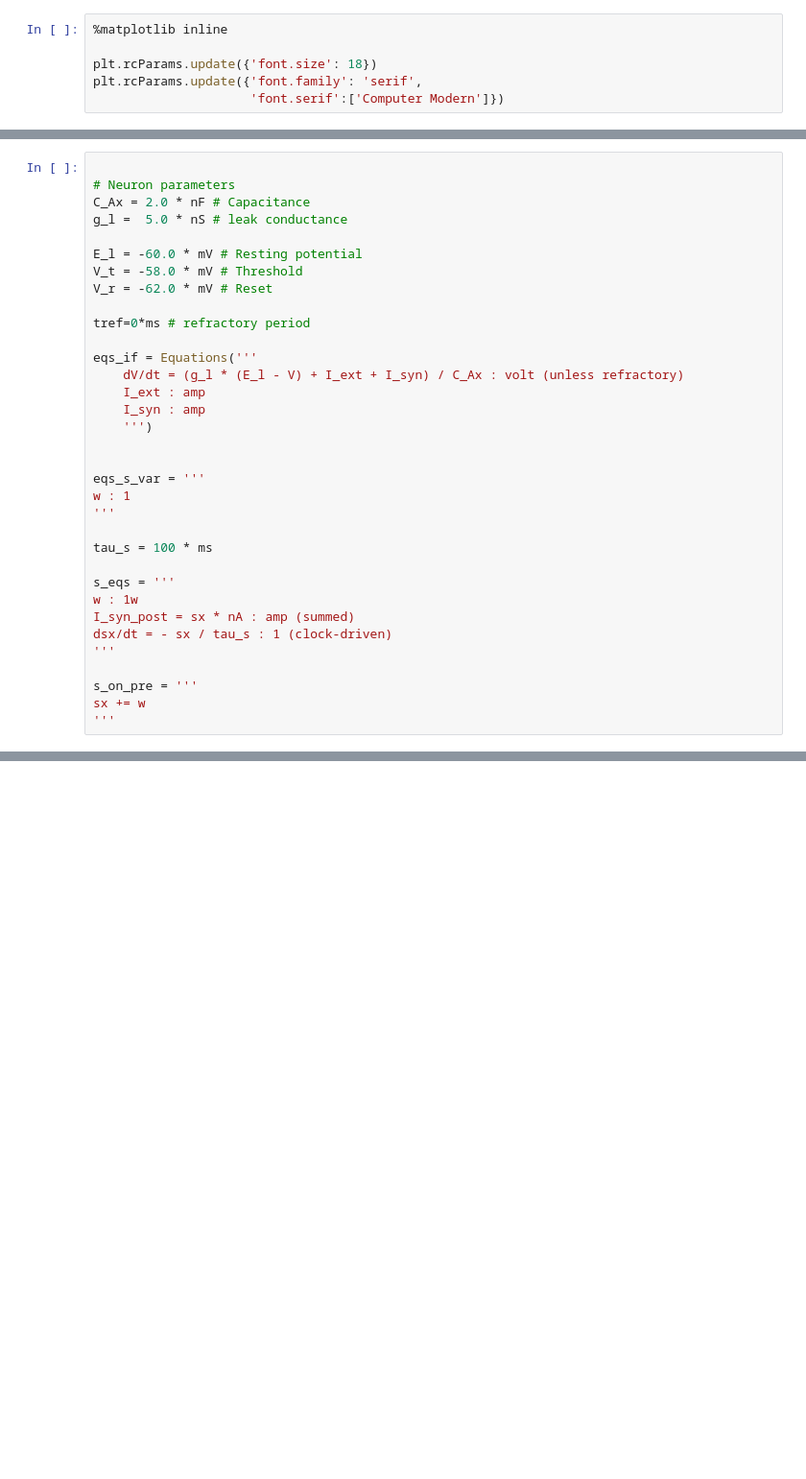
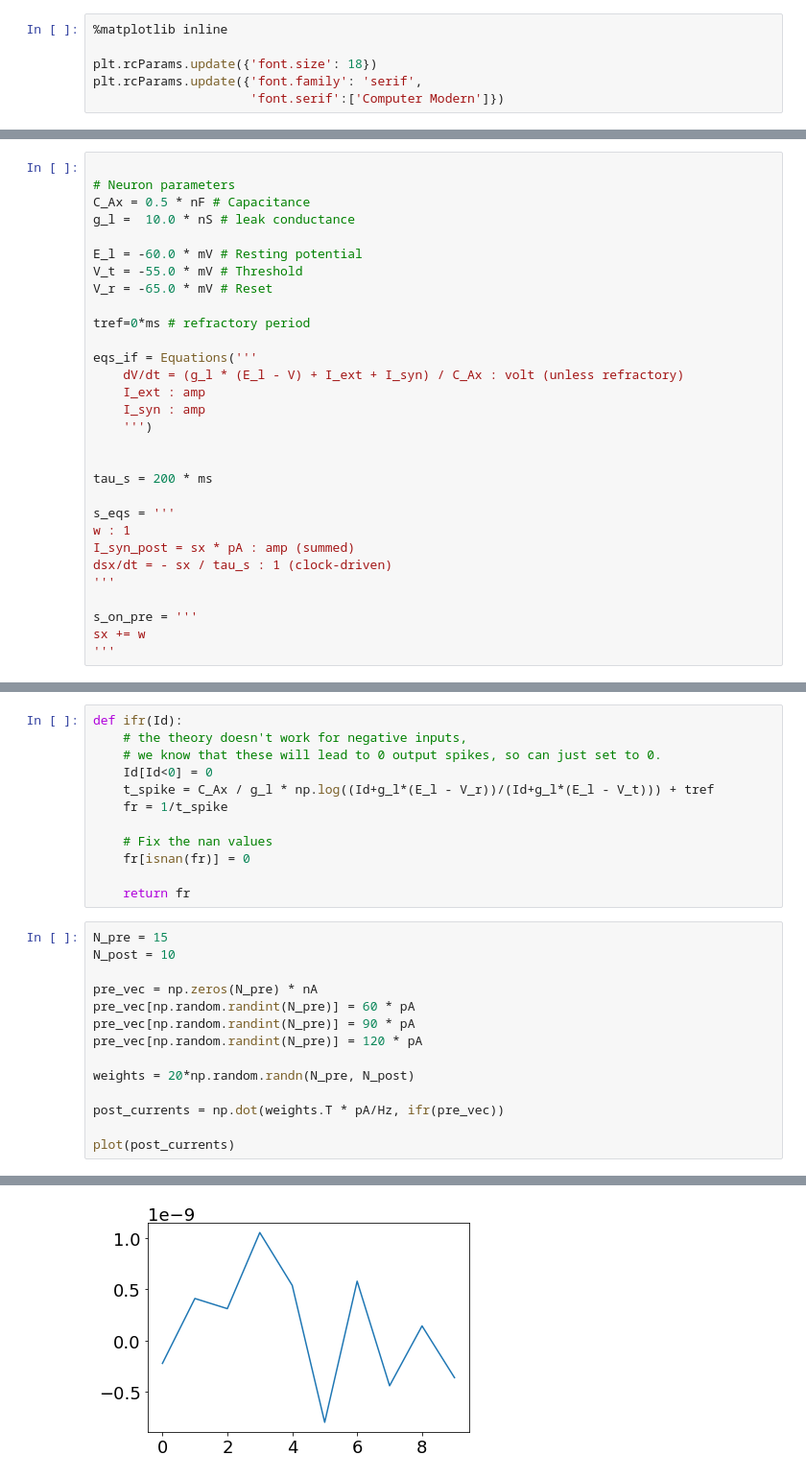
Before and after one commit to epaxon/epaxon.github.io, a Jupyter notebook: Tutorials/connecting_if_neurons.ipynb, the cells around one changed output, grey strips where cells are left out. Shown at 96% size. Drawn from its saved outputs; the diff is of its cells as text; blank space fills up the shorter version.

```diff
--- a/Tutorials/connecting_if_neurons.ipynb
+++ b/Tutorials/connecting_if_neurons.ipynb
@@ -31,12 +34,12 @@ plt.rcParams.update({'font.family': 'serif',
 # %%
 
 # Neuron parameters
-C_Ax = 2.0 * nF # Capacitance
-g_l =  5.0 * nS # leak conductance
+C_Ax = 0.5 * nF # Capacitance
+g_l =  10.0 * nS # leak conductance
 
 E_l = -60.0 * mV # Resting potential
-V_t = -58.0 * mV # Threshold
-V_r = -62.0 * mV # Reset
+V_t = -55.0 * mV # Threshold
+V_r = -65.0 * mV # Reset
 
 tref=0*ms # refractory period
 
@@ -47,15 +50,11 @@ eqs_if = Equations('''
     ''')
 
 
-eqs_s_var = '''
-w : 1
-'''
-
-tau_s = 100 * ms
+tau_s = 200 * ms
 
 s_eqs = '''
-w : 1w
-I_syn_post = sx * nA : amp (summed)
+w : 1
+I_syn_post = sx * pA : amp (summed)
 dsx/dt = - sx / tau_s : 1 (clock-driven)
 '''
 
@@ -64,0 +76,27 @@ sx += w
+# %%
+def ifr(Id):
+    # the theory doesn't work for negative inputs,
+    # we know that these will lead to 0 output spikes, so can just set to 0.
+    Id[Id<0] = 0
+    t_spike = C_Ax / g_l * np.log((Id+g_l*(E_l - V_r))/(Id+g_l*(E_l - V_t))) + tref
+    fr = 1/t_spike
+
+    # Fix the nan values
+    fr[isnan(fr)] = 0
+
+    return fr
+# %%
+N_pre = 15
+N_post = 10
+
+pre_vec = np.zeros(N_pre) * nA
+pre_vec[np.random.randint(N_pre)] = 60 * pA
+pre_vec[np.random.randint(N_pre)] = 90 * pA
+pre_vec[np.random.randint(N_pre)] = 120 * pA
+
+weights = 20*np.random.randn(N_pre, N_post)
+
+post_currents = np.dot(weights.T * pA/Hz, ifr(pre_vec))
+
+plot(post_currents)
+# %% [output]
@@ -64,0 +107 @@ sx += w
+[figure, added]
```
Also changed, not shown: parts of 16 cells of this notebook, 1 other file.
